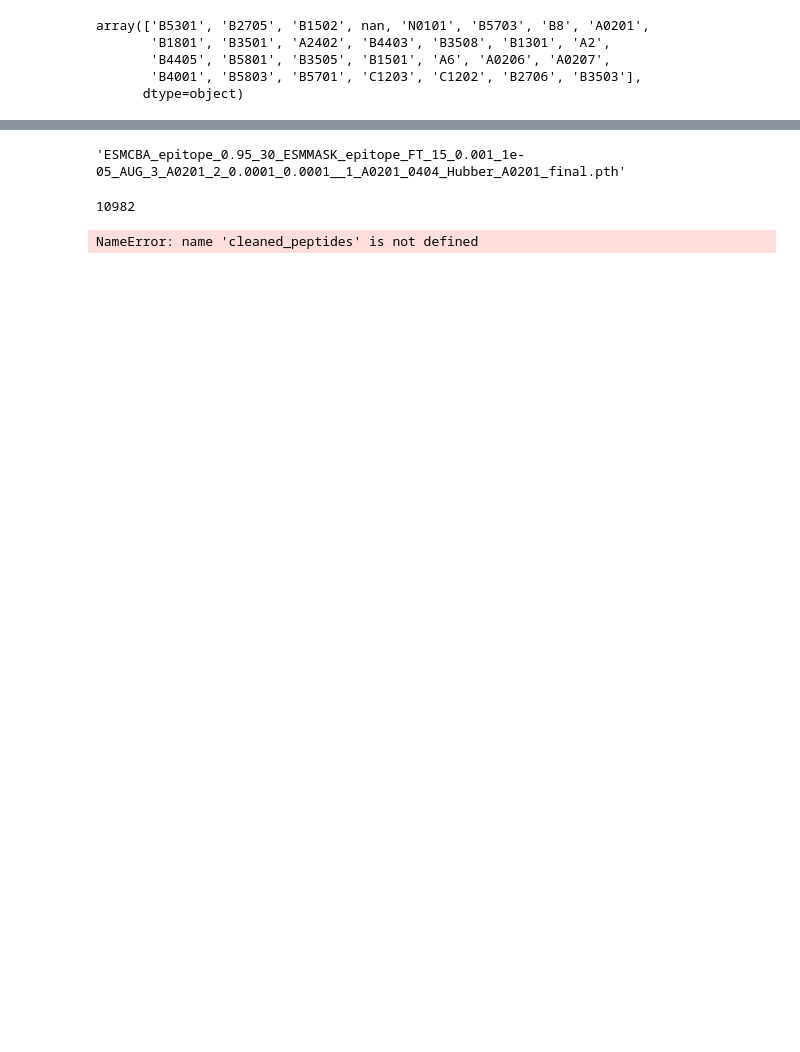
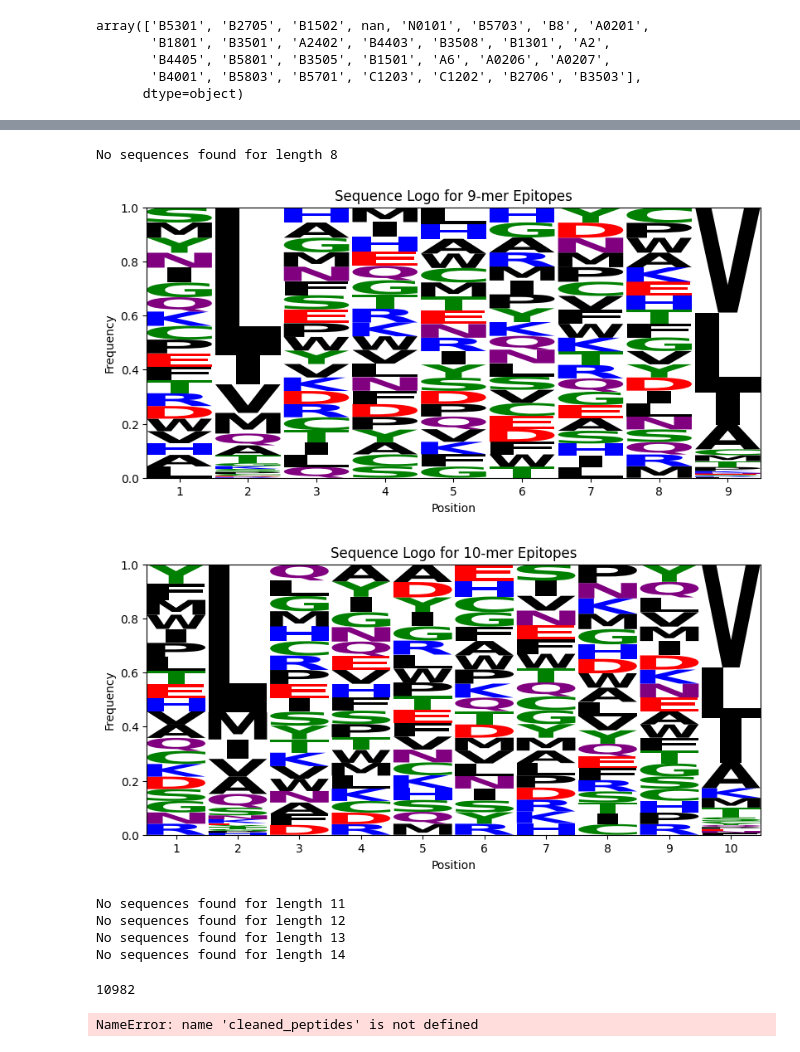
Before and after one commit to sermare/ESMCBA, a Jupyter notebook: jupyter_notebooks/binding_affinity/BA_hs.ipynb, the cells around one changed output, grey strips where cells are left out. Cells and saved outputs as stored; diff of their text form; code cells hidden in the pictures; blank space fills up the shorter version.

```diff
--- a/jupyter_notebooks/binding_affinity/BA_hs.ipynb
+++ b/jupyter_notebooks/binding_affinity/BA_hs.ipynb
@@ -305,3 +342,12 @@ allele
+# %%
+# import pandas as pd
+
+# #join all sequences 'P P N P K K D D E' to 'PPNPKKDD'and make them in a dataframe
+# samples_df = pd.DataFrame(samples, columns=['sequence'])
+# samples_df['sequence'] = samples_df['sequence'].str.replace(' ', '')
+# samples_df.to_csv('/global/scratch/users/sergiomar10/ESMCBA/ESMCBA/jupyter_notebooks/rdfiffusion/9mers_esm2.csv', index=False)
+
+samples_df = pd.read_csv('/global/scratch/users/sergiomar10/ESMCBA/ESMCBA/jupyter_notebooks/rdfiffusion/9mers_esm2.csv')
 # %%
 import os
 import re
@@ -442,7 +508,67 @@ A3101 - 8 peptides
-# %%
-breah
-# %% [output]
-'ESMCBA_epitope_0.95_30_ESMMASK_epitope_FT_15_0.001_1e-05_AUG_3_A0201_2_0.0001_0.0001__1_A0201_0404_Hubber_A0201_final.pth'
+# %%
+import matplotlib.pyplot as plt
+import logomaker
+import os
+
+# Define standard amino acids
+amino_acids = list("ACDEFGHIKLMNPQRSTVWY")
+
+# Output directory for saving figures
+output_dir = '/global/scratch/users/sergiomar10/ESMCBA/ESMCBA/figures/'
+os.makedirs(output_dir, exist_ok=True)
+
+# Loop through epitope lengths
+for n in range(8, 15):
+    # Filter sequences from ESCMBA_predictions
+    sequences = [x for x in mutant_df if len(x) == n] #.tolist()
+        # print(sequences)
+    # Only proceed if sequences are found
+    if sequences:
+        # Initialize frequency matrix
+        freq_matrix = np.zeros((n, len(amino_acids)))
+
+        # Compute frequency for each position and amino acid
+        for seq in sequences:
+            if len(seq) == n:  # Ensure sequence length matches
+                for j, aa in enumerate(seq):
+                    if aa in amino_acids:
+                        freq_matrix[j, amino_acids.index(aa)] += 1
+        # break
+        # Normalize by number of sequences
+        if len(sequences) > 0:
+            freq_matrix /= len([seq for seq in sequences if len(seq) == n])
+
+        # Create DataFrame for logomaker
+        freq_df = pd.DataFrame(freq_matrix, columns=amino_acids)
+
+        # Create figure and axis
+        fig, ax = plt.subplots(figsize=(8, 4), constrained_layout=True)
+
+        # Generate sequence logo
+        logomaker.Logo(freq_df, ax=ax, color_scheme='chemistry')
+        ax.set_xlabel("Position")
+        ax.set_ylabel("Frequency")
+        ax.set_xticks(range(n))
+        ax.set_xticklabels(range(1, n + 1))
+        ax.set_title(f"Sequence Logo for {n}-mer Epitopes")
+
+        # Save figure
+        output_path = os.path.join(output_dir, f'seqlogo_{n}_random_peptides_mer.pdf')
+        plt.savefig(output_path, bbox_inches='tight')
+        plt.show()
+    else:
+        print(f"No sequences found for length {n}")
+
+    # Close figure to free memory
+    plt.close(fig)
+# %% [output]
+No sequences found for length 8
+[figure, added]
+[figure, added]
+No sequences found for length 11
+No sequences found for length 12
+No sequences found for length 13
+No sequences found for length 14
 # %%
 len(cleaned)
 # %% [output]
```
Also changed, not shown: parts of 14 cells of this notebook, 22 other files.
